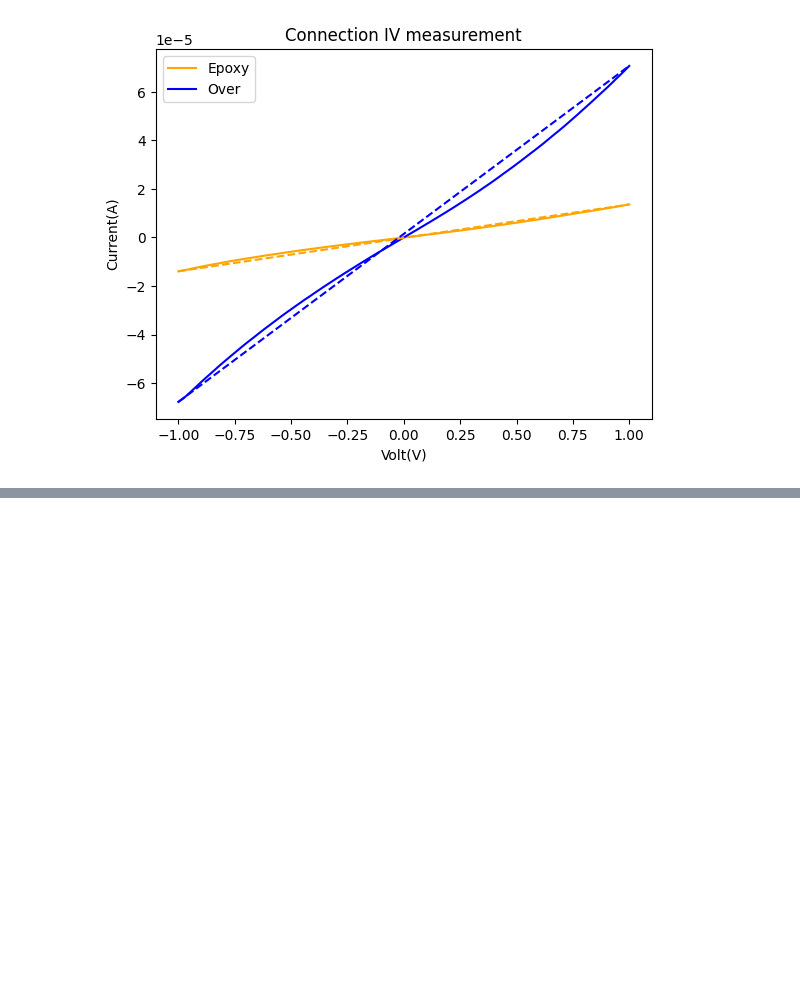
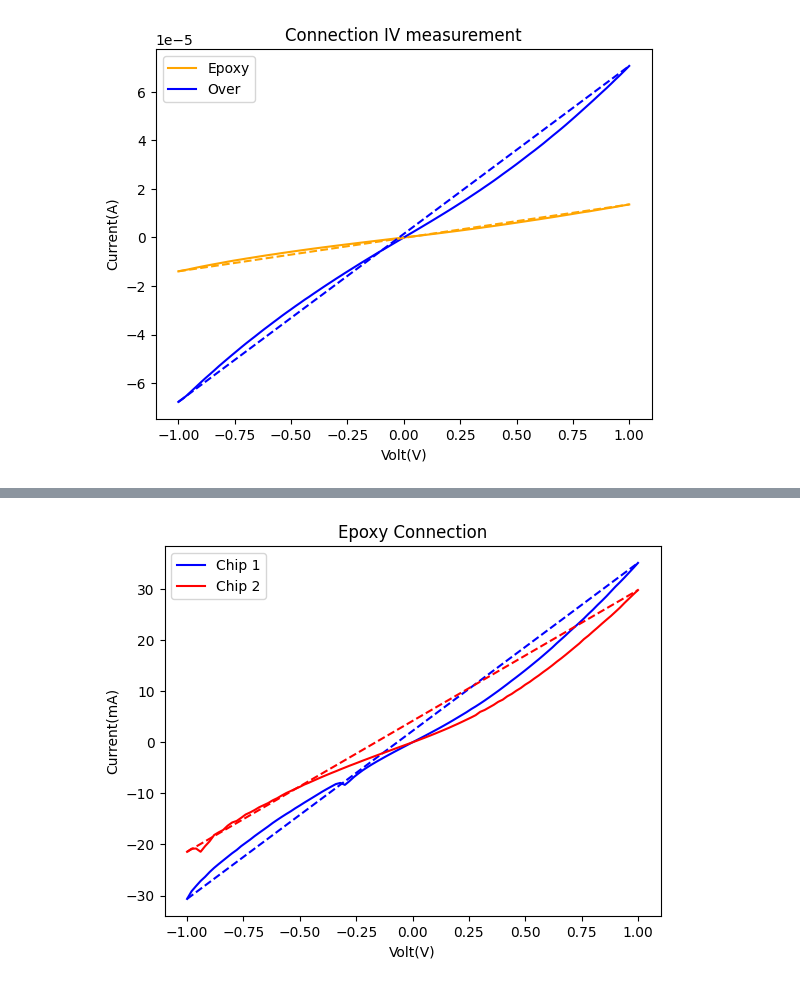
Before and after one commit to Lionfish30/Sommarjobb-2024, a Jupyter notebook: Connection analasis.ipynb, the cells around one changed output, grey strips where cells are left out. Drawn from its saved outputs; the diff is of its cells as text; code cells hidden in the pictures; blank space fills up the shorter version.

```diff
--- a/Connection analasis.ipynb
+++ b/Connection analasis.ipynb
@@ -15,6 +15,8 @@ def dataimporter_con(filename):
 V1e,I1e = dataimporter_con("Connection 120724/Epoxy Chip 1.csv")
 V2e,I2e = dataimporter_con("Connection 120724/Epoxy CHip 2.csv")
 V3e,I3e = dataimporter_con("Connection 120724/Epoxy Chip 3 3'.csv")
+V32e,I32e = dataimporter_con("Connection 120724/Epoxy Chip 3 2.csv")
+V33e,I33e = dataimporter_con("Connection 120724/Epoxy Chip 3 kosntig.csv")
 V4e,I4e = dataimporter_con("Connection 120724/Epoxy Chip 4 3.csv")
 
 V1o,I1o = dataimporter_con("Connection 120724/Over chip 1.csv")
@@ -114,0 +97,15 @@ Note: you may need to restart the kernel to use updated packages.
+# %%
+plt.plot(V33e,I33e*10e5,label = "Chip 1",color = "blue")
+plt.plot(V33e,np.linspace(I33e[0]*10e5,I33e[-1]*10e5,101),linestyle = "dashed",color = "blue")
+plt.plot(V32e,I32e*10e5,label="Chip 2",color = "red")
+plt.plot(V32e,np.linspace(I32e[0]*10e5,I32e[-1]*10e5,101),linestyle = "dashed",color = "red")
+# plt.plot(V3e,I3e*10e6,label="Chip 3",color = "green")
+# plt.plot(V3e,np.linspace(I3e[0]*10e6,I3e[-1]*10e6,101),linestyle = "dashed",color = "green")
+
+plt.legend()
+plt.title("Epoxy Connection")
+plt.xlabel("Volt(V)")
+plt.ylabel("Current(mA)")
+plt.show()
+# %% [output]
+[figure, added]
```
Also changed, not shown: parts of 4 cells of this notebook, 2 other files.
